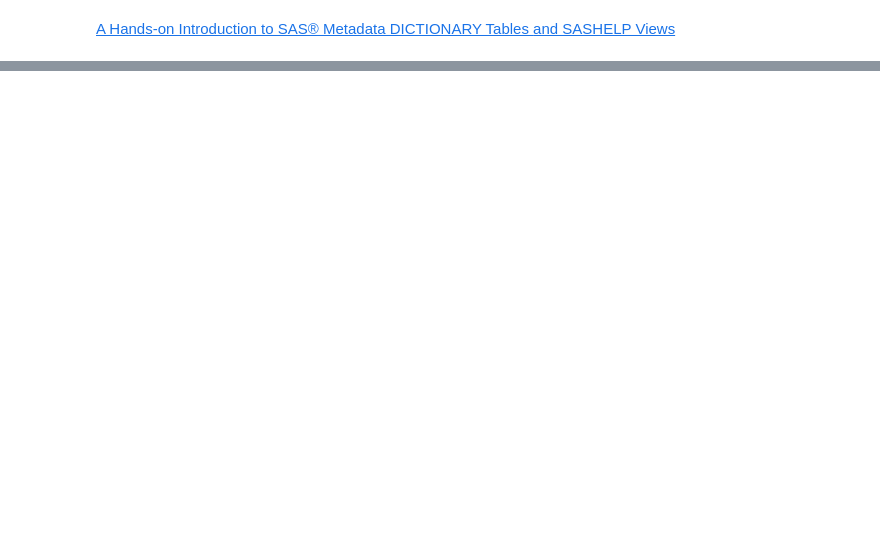
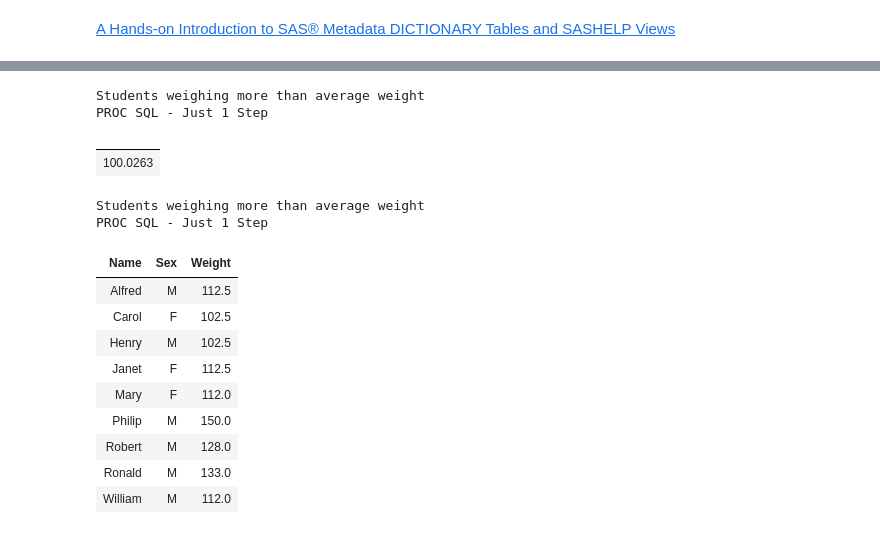
Before and after one commit to ProcJimi/curriculum, a Jupyter notebook: Week9/Week9_P3_SQL_Mvars.ipynb, the cells around one changed output, grey strips where cells are left out. Cells and saved outputs as stored; diff of their text form; code cells hidden in the pictures; blank space fills up the shorter version.

```diff
--- a/Week9/Week9_P3_SQL_Mvars.ipynb
+++ b/Week9/Week9_P3_SQL_Mvars.ipynb
@@ -107,0 +145,28 @@ and SASHELP Views](https://www.mwsug.org/proceedings/2018/HW/MWSUG-2018-HW-9.pdf
+# %%
+* Ex29_symputx_sql_into.sas (Part 2);
+title 'Students weighing more than average weight';
+title2 'PROC SQL - Just 1 Step';
+proc sql ;
+ select mean(weight) into: meanweight_x
+  FROM sashelp.class ;
+ select name, sex, weight format=6.1
+  FROM sashelp.class
+ having weight > &meanweight_x;
+quit;
+# %% [output]
+Students weighing more than average weight
+PROC SQL - Just 1 Step
+|  |
+| 100.0263 |
+Students weighing more than average weight
+PROC SQL - Just 1 Step
+| Name | Sex | Weight |
+| Alfred | M | 112.5 |
+| Carol | F | 102.5 |
+| Henry | M | 102.5 |
+| Janet | F | 112.5 |
+| Mary | F | 112.0 |
+| Philip | M | 150.0 |
+| Robert | M | 128.0 |
+| Ronald | M | 133.0 |
+| William | M | 112.0 |
```
Also changed, not shown: parts of 1 cell of this notebook, 12 other files.
